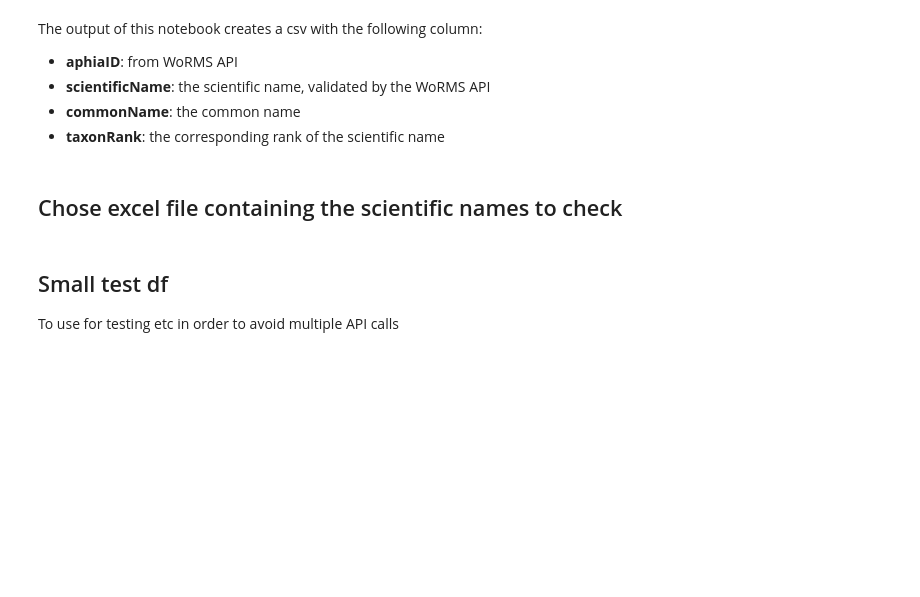
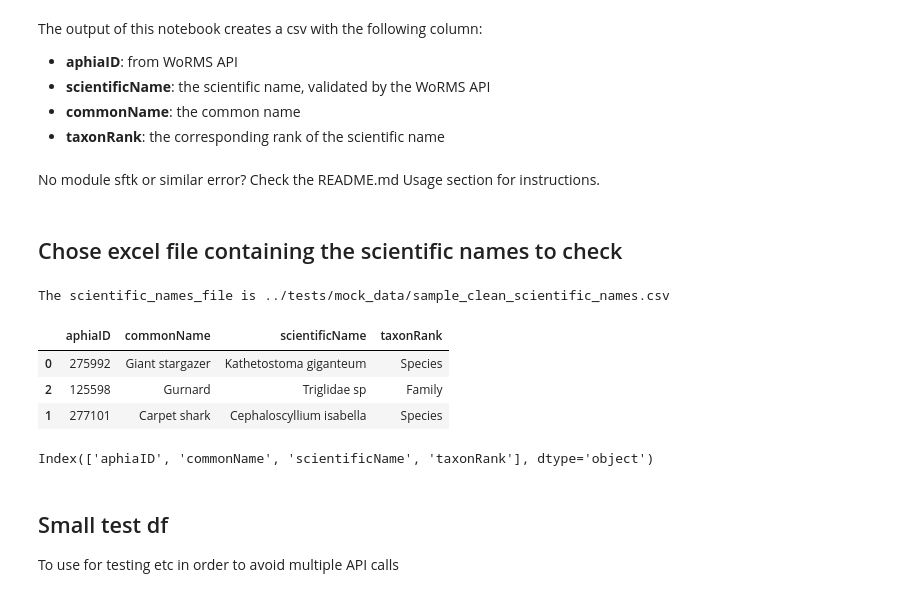
Before and after one commit to wildlifeai/Spyfish-Aotearoa-toolkit, a Jupyter notebook: notebooks/check_scientific_names.ipynb, the cells around one changed output. Cells and saved outputs as stored; diff of their text form; code cells hidden in the pictures; blank space fills up the shorter version.

```diff
--- a/notebooks/check_scientific_names.ipynb
+++ b/notebooks/check_scientific_names.ipynb
@@ -25,3 +25,6 @@ from typing import Optional
+# %% [markdown]
+No module sftk or similar error?
+Check the README.md Usage section for instructions.
 # %% [markdown]
 ## Chose excel file containing the scientific names to check
 # %%
@@ -37,16 +42,14 @@ from typing import Optional
 # %%
 scientific_names_file = "/path/to/scientific_name/csv_or_excel"
+scientific_names_file = "../tests/mock_data/sample_clean_scientific_names.csv"
+print(f"The scientific_names_file is {scientific_names_file}")
+# %% [output]
+The scientific_names_file is ../tests/mock_data/sample_clean_scientific_names.csv
 # %%
-
-
-print(f"The scientific_names_file is {scientific_names_file}")
-# The next call assumes there is one sheet in the file or the relevant sheet is first.
-# If it's not, add it as a parameter.
-if scientific_names_file.endswith(".csv"):
-    # TODO not sure
-    raw_scientific_names_df = pd.read_csv(scientific_names_file)
-else:
-    raw_scientific_names_df = pd.read_excel(scientific_names_file)
-
-# If the column name containing scientfic names is not called ScientificName replace with column name
-# sheet_df = sheet_df[["ScientificName"]]
+raw_scientific_names_df = read_file_to_df(scientific_names_file)
+raw_scientific_names_df.sample(3)
+# %% [output]
+|  | aphiaID | commonName | scientificName | taxonRank |
+| 0 | 275992 | Giant stargazer | Kathetostoma giganteum | Species |
+| 2 | 125598 | Gurnard | Triglidae sp | Family |
+| 1 | 277101 | Carpet shark | Cephaloscyllium isabella | Species |
@@ -55,5 +56,7 @@ raw_scientific_names_df.sample(10)
 # %%
 raw_scientific_names_df.columns
+# %% [output]
+Index(['aphiaID', 'commonName', 'scientificName', 'taxonRank'], dtype='object')
 # %% [markdown]
 ## Small test df
 To use for testing etc in order to avoid multiple API calls
```
Also changed, not shown: parts of 21 cells of this notebook, 5 other files.
